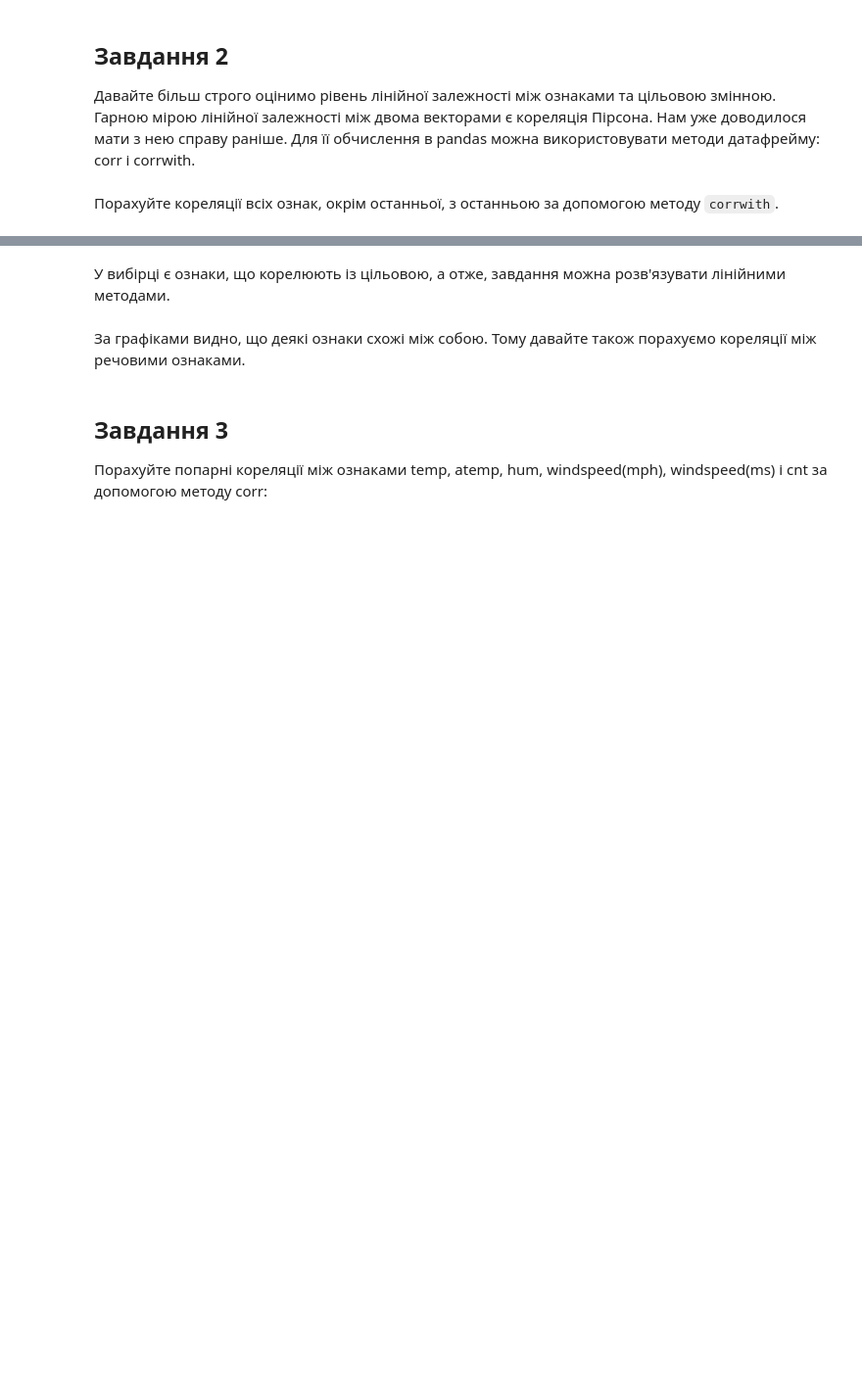
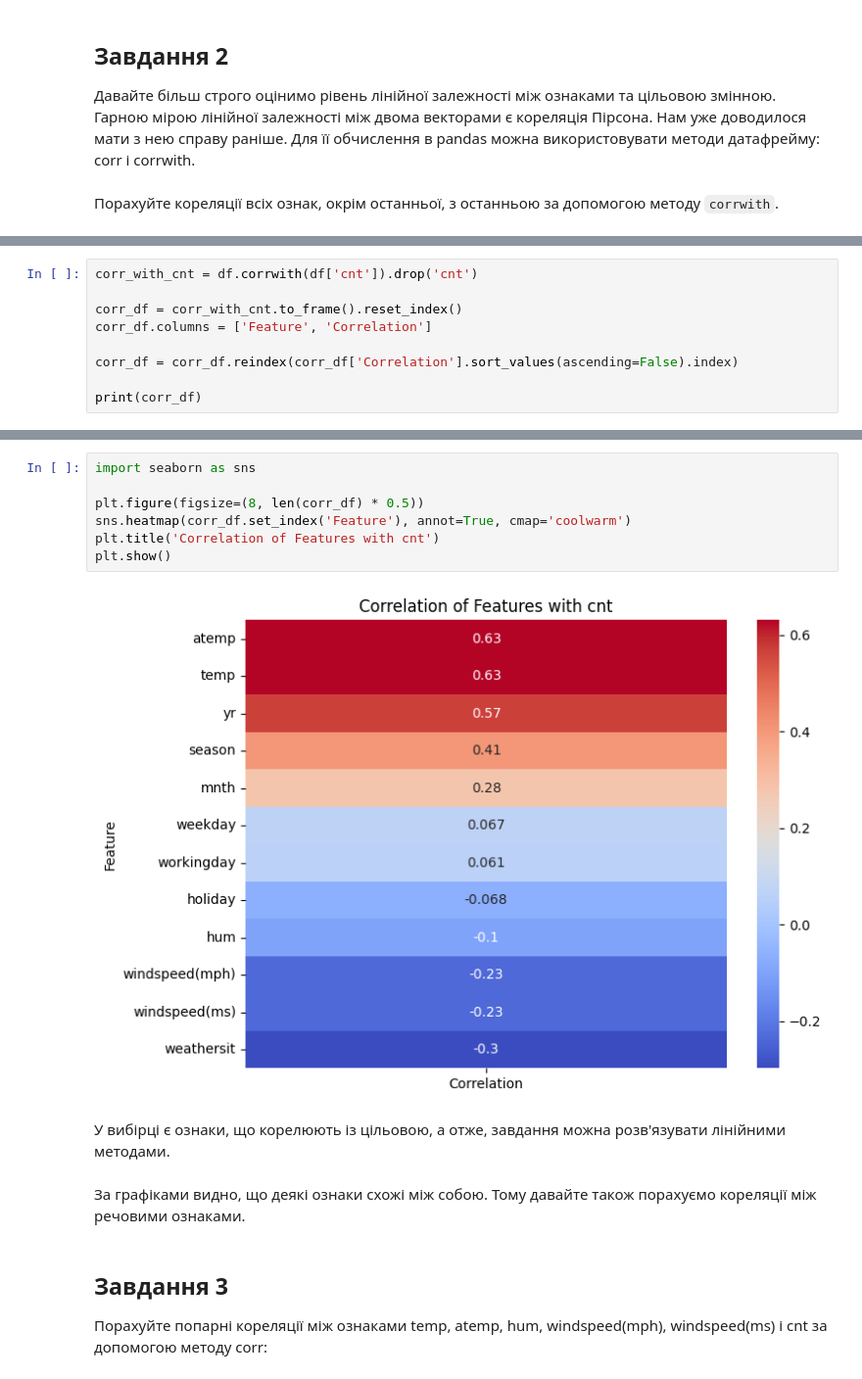
Before and after one commit to peakodev/data_science, a Jupyter notebook: home_04/Hw4.ipynb, the cells around one changed output, grey strips where cells are left out. Shown at 98% size. Cells and saved outputs as stored; diff of their text form; blank space fills up the shorter version.

```diff
--- a/home_04/Hw4.ipynb
+++ b/home_04/Hw4.ipynb
@@ -63,0 +72,9 @@ __Запитання:__
+# %%
+corr_with_cnt = df.corrwith(df['cnt']).drop('cnt')
+
+corr_df = corr_with_cnt.to_frame().reset_index()
+corr_df.columns = ['Feature', 'Correlation']
+
+corr_df = corr_df.reindex(corr_df['Correlation'].sort_values(ascending=False).index)
+
+print(corr_df)
@@ -64,3 +95,12 @@ __Запитання:__
+# %%
+import seaborn as sns
+
+plt.figure(figsize=(8, len(corr_df) * 0.5))
+sns.heatmap(corr_df.set_index('Feature'), annot=True, cmap='coolwarm')
+plt.title('Correlation of Features with cnt')
+plt.show()
+# %% [output]
+[figure, added]
 # %% [markdown]
 У вибірці є ознаки, що корелюють із цільовою, а отже, завдання можна розв'язувати лінійними методами.
 # %% [markdown]
```
Also changed, not shown: parts of 40 cells of this notebook.
